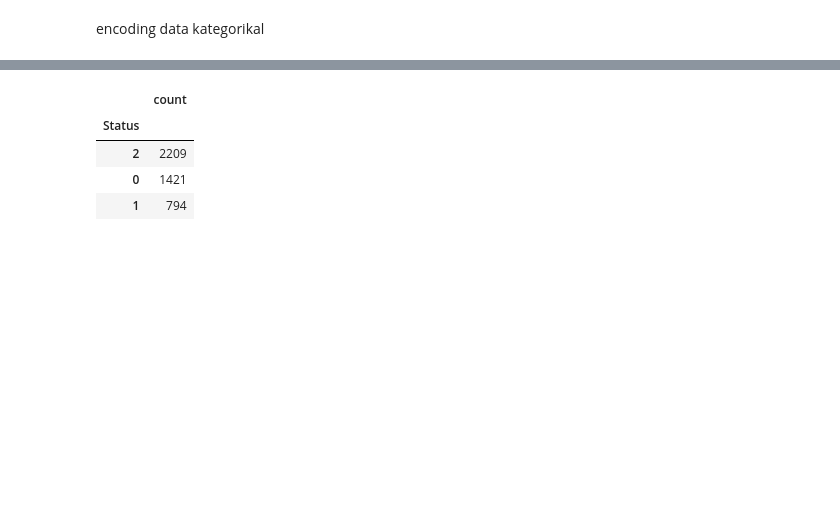
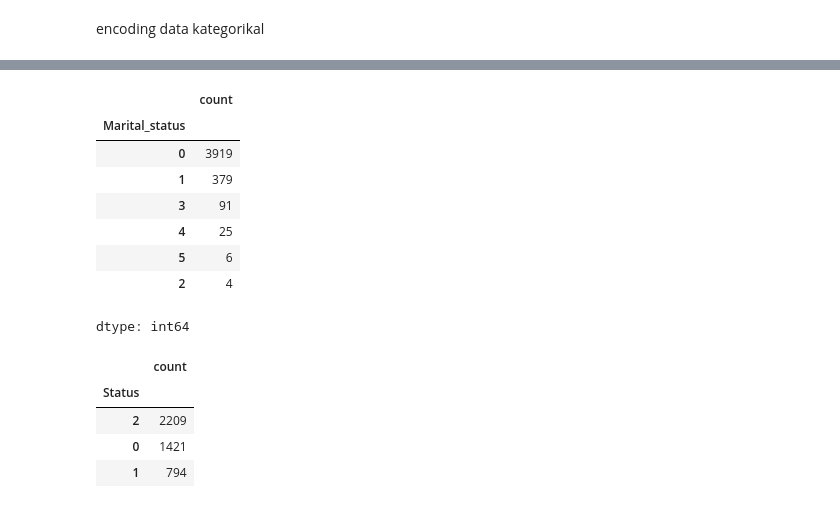
Before and after one commit to ImamSyabana/penerapan_DataScience_final, a Jupyter notebook: Final_submisi_penerapan_dataScience.ipynb, the cells around one changed output, grey strips where cells are left out. Cells and saved outputs as stored; diff of their text form; code cells hidden in the pictures; blank space fills up the shorter version.

```diff
--- a/Final_submisi_penerapan_dataScience.ipynb
+++ b/Final_submisi_penerapan_dataScience.ipynb
@@ -343,3 +360,19 @@ jayaInstitut_df_encoded
+# %%
+jayaInstitut_df_encoded["Marital_status"].value_counts()
+
+# Graduate = 2
+# Dropout= 0
+# Enrolled = 1
+# %% [output]
+|  | count |
+| Marital_status |  |
+| 0 | 3919 |
+| 1 | 379 |
+| 3 | 91 |
+| 4 | 25 |
+| 5 | 6 |
+| 2 | 4 |
+dtype: int64
 # %%
 jayaInstitut_df_encoded["Status"].value_counts()
 
```
Also changed, not shown: parts of 16 cells of this notebook.
